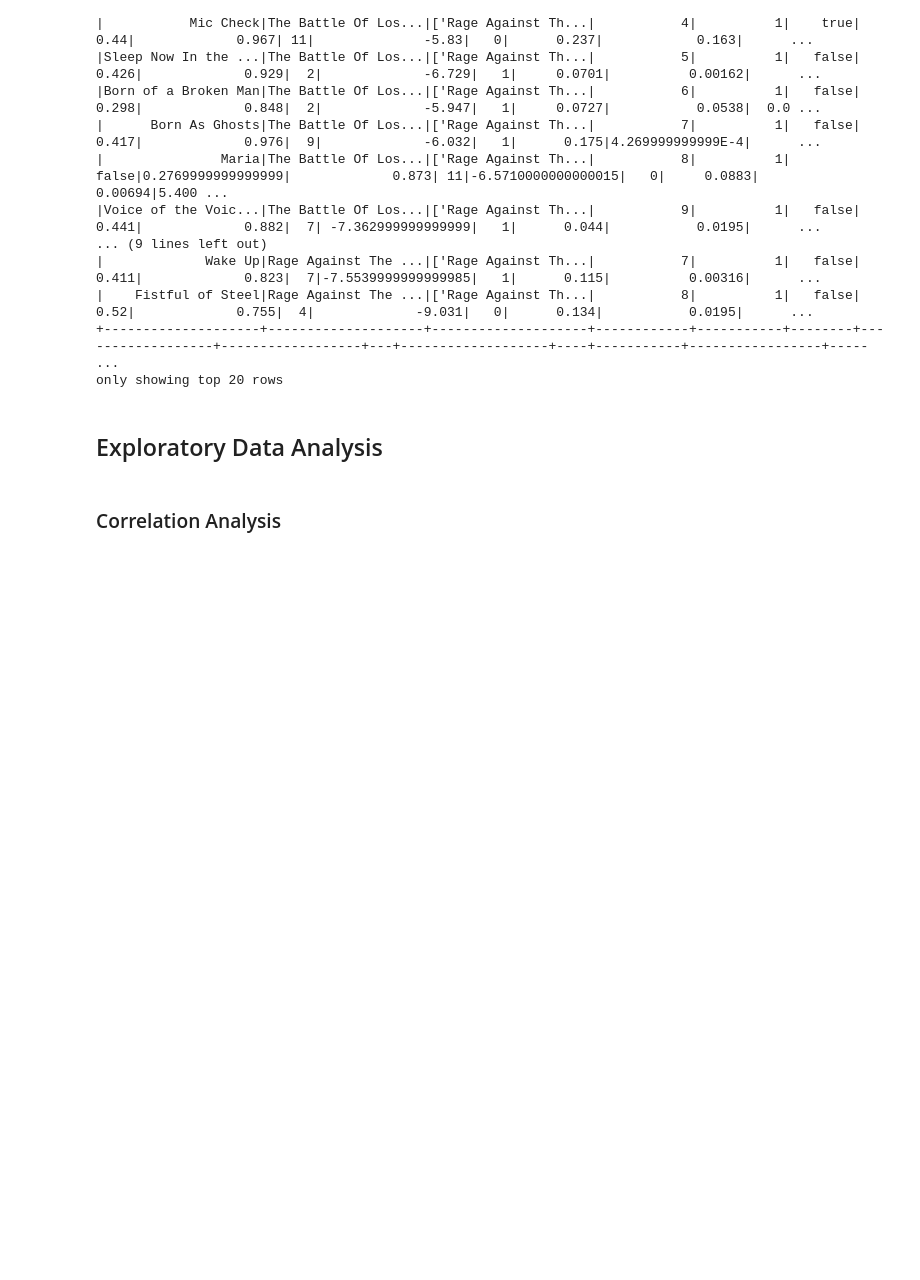
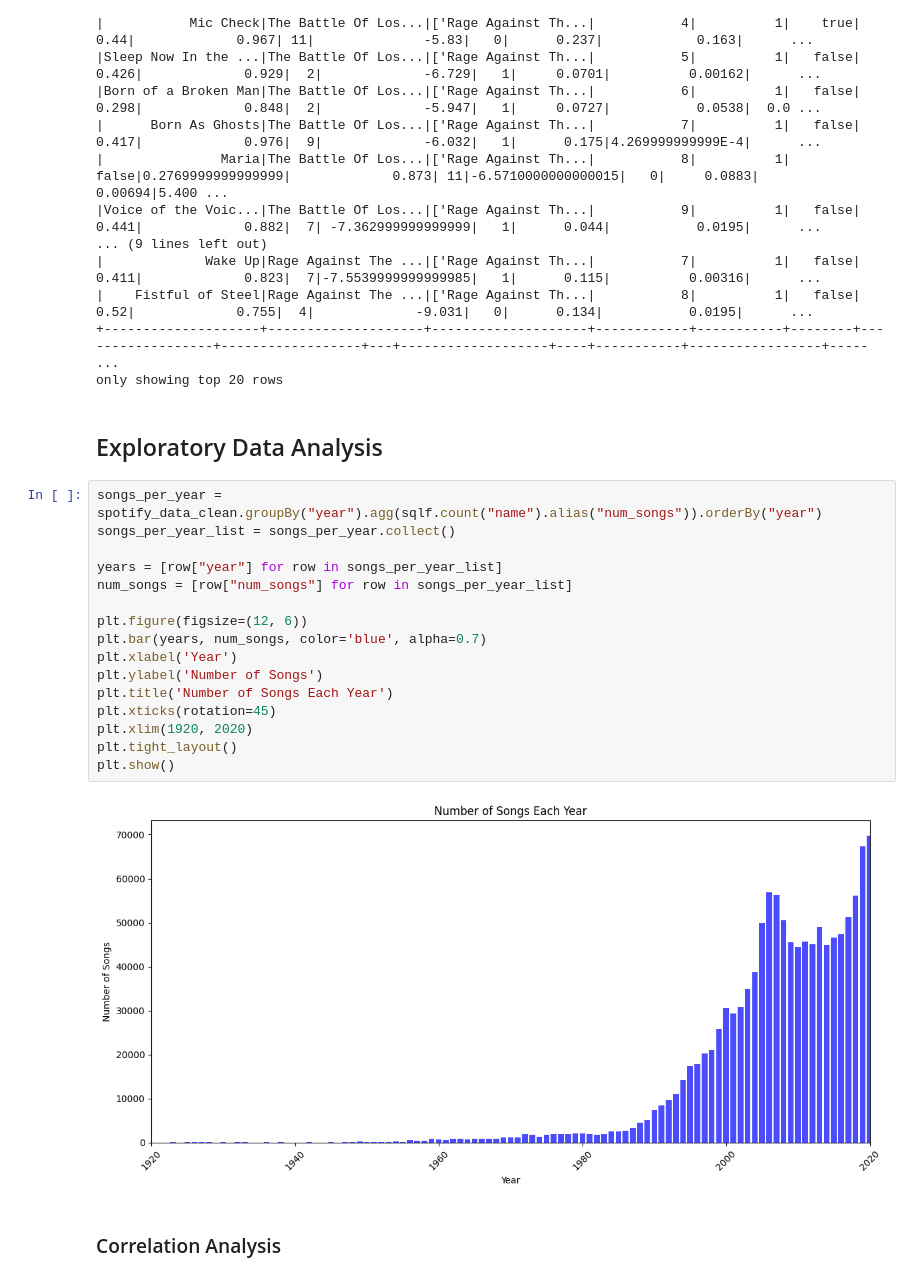
Before and after one commit to eslami200117/Data-Science, a Jupyter notebook: CA3/CA3.ipynb, the cells around one changed output. Drawn from its saved outputs; the diff is of its cells as text; blank space fills up the shorter version.

Commit message:
feat: some plot.

```diff
--- a/CA3/CA3.ipynb
+++ b/CA3/CA3.ipynb
@@ -247,6 +250,24 @@ spotify_data_clean.show()
 only showing top 20 rows
 # %% [markdown]
 ## Exploratory Data Analysis
+# %%
+songs_per_year = spotify_data_clean.groupBy("year").agg(sqlf.count("name").alias("num_songs")).orderBy("year")
+songs_per_year_list = songs_per_year.collect()
+
+years = [row["year"] for row in songs_per_year_list]
+num_songs = [row["num_songs"] for row in songs_per_year_list]
+
+plt.figure(figsize=(12, 6))
+plt.bar(years, num_songs, color='blue', alpha=0.7)
+plt.xlabel('Year')
+plt.ylabel('Number of Songs')
+plt.title('Number of Songs Each Year')
+plt.xticks(rotation=45)
+plt.xlim(1920, 2020)
+plt.tight_layout()
+plt.show()
+# %% [output]
+[figure, added]
 # %% [markdown]
 ### Correlation Analysis
 # %%
```
Also changed, not shown: parts of 13 cells of this notebook.
